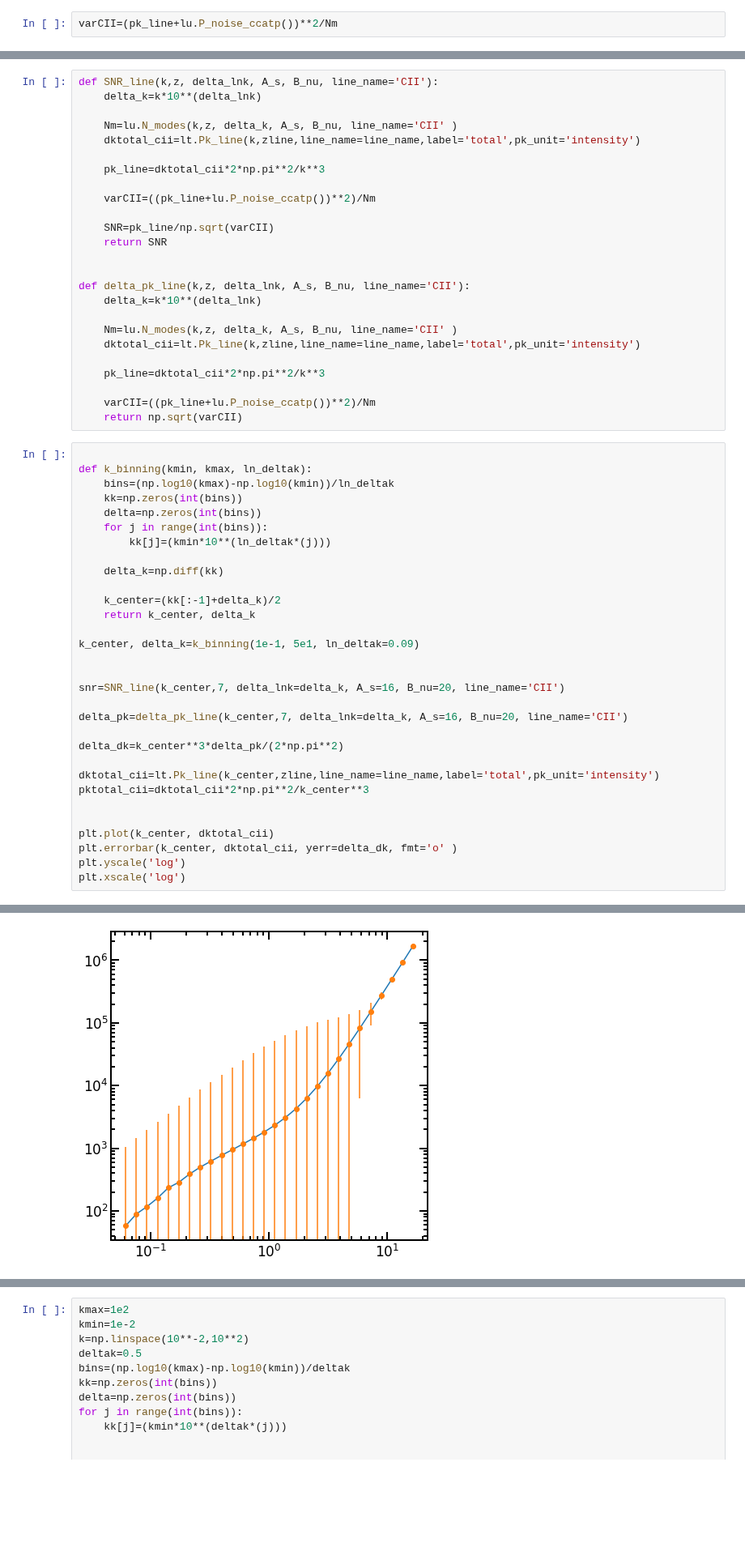
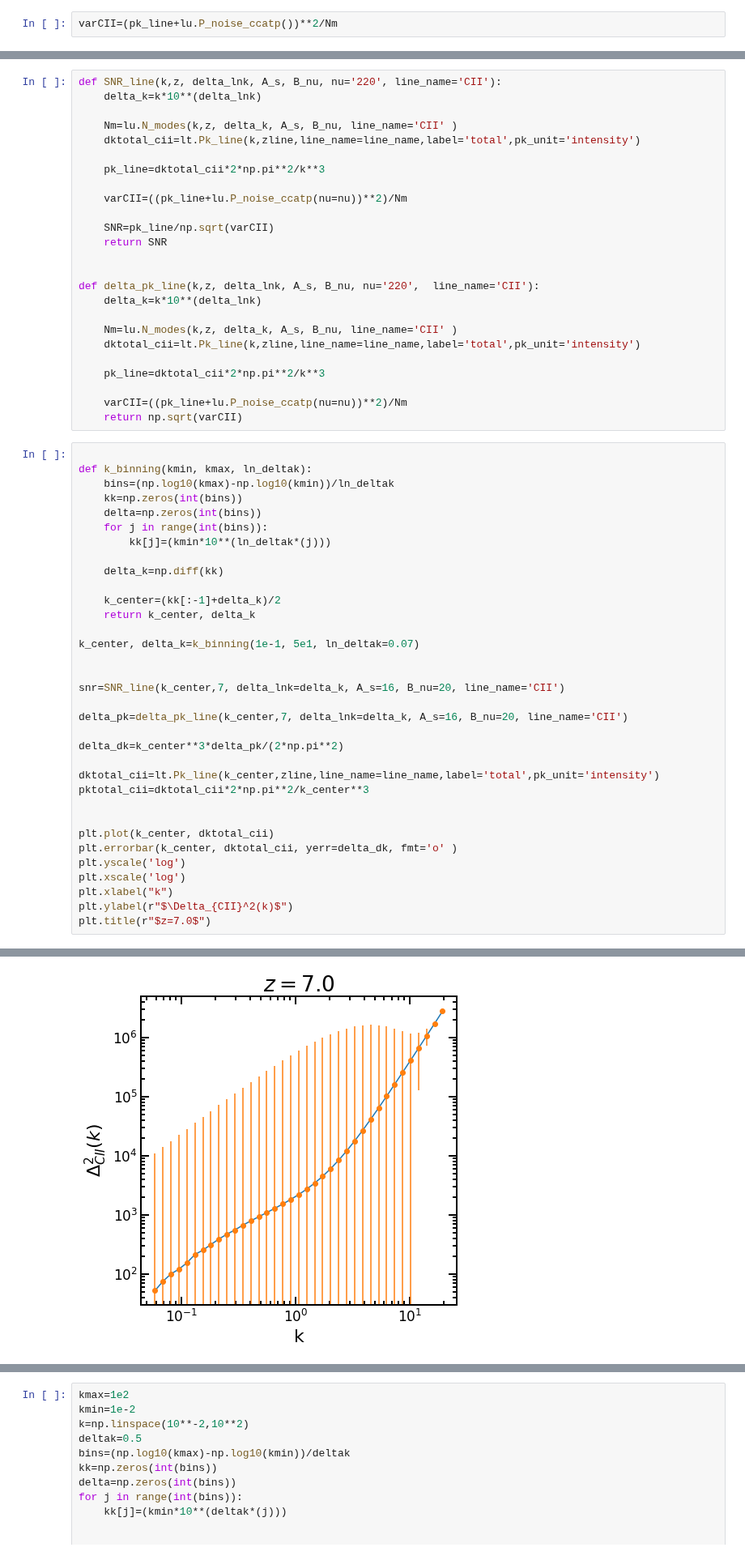
Before and after one commit to Anirbancosmo/Limpy, a Jupyter notebook: notebook/theory.ipynb, the cells around one changed output, grey strips where cells are left out. Shown at 81% size. Saved outputs shown, nothing was run; the diff lists cells and outputs as text; blank space fills up the shorter version.

```diff
--- a/notebook/theory.ipynb
+++ b/notebook/theory.ipynb
@@ -269,5 +277,5 @@ array([0.00134024, 0.00426866, 0.01302254, 0.03669635, 0.08998008,
 # %%
-def SNR_line(k,z, delta_lnk, A_s, B_nu, line_name='CII'):
+def SNR_line(k,z, delta_lnk, A_s, B_nu, nu='220', line_name='CII'):
     delta_k=k*10**(delta_lnk)
 
     Nm=lu.N_modes(k,z, delta_k, A_s, B_nu, line_name='CII' )
@@ -275,13 +283,13 @@ def SNR_line(k,z, delta_lnk, A_s, B_nu, line_name='CII'):
 
     pk_line=dktotal_cii*2*np.pi**2/k**3
 
-    varCII=((pk_line+lu.P_noise_ccatp())**2)/Nm
+    varCII=((pk_line+lu.P_noise_ccatp(nu=nu))**2)/Nm
 
     SNR=pk_line/np.sqrt(varCII)
     return SNR
 
 
-def delta_pk_line(k,z, delta_lnk, A_s, B_nu, line_name='CII'):
+def delta_pk_line(k,z, delta_lnk, A_s, B_nu, nu='220',  line_name='CII'):
     delta_k=k*10**(delta_lnk)
 
     Nm=lu.N_modes(k,z, delta_k, A_s, B_nu, line_name='CII' )
@@ -289,7 +297,7 @@ def delta_pk_line(k,z, delta_lnk, A_s, B_nu, line_name='CII'):
 
     pk_line=dktotal_cii*2*np.pi**2/k**3
 
-    varCII=((pk_line+lu.P_noise_ccatp())**2)/Nm
+    varCII=((pk_line+lu.P_noise_ccatp(nu=nu))**2)/Nm
     return np.sqrt(varCII)
 # %%
 
@@ -305,7 +313,7 @@ def k_binning(kmin, kmax, ln_deltak):
     k_center=(kk[:-1]+delta_k)/2
     return k_center, delta_k
 
-k_center, delta_k=k_binning(1e-1, 5e1, ln_deltak=0.09)
+k_center, delta_k=k_binning(1e-1, 5e1, ln_deltak=0.07)
 
 
 snr=SNR_line(k_center,7, delta_lnk=delta_k, A_s=16, B_nu=20, line_name='CII')
@@ -322,4 +330,7 @@ plt.plot(k_center, dktotal_cii)
 plt.errorbar(k_center, dktotal_cii, yerr=delta_dk, fmt='o' )
 plt.yscale('log')
 plt.xscale('log')
+plt.xlabel("k")
+plt.ylabel(r"$\Delta_{CII}^2(k)$")
+plt.title(r"$z=7.0$")
 # %% [output]
@@ -326,3 +338,3 @@ plt.xscale('log')
-[figure, old version]
+[figure, new version]
 # %%
 plt.loglog(k_center,snr)
```
Also changed, not shown: parts of 14 cells of this notebook, 4 other files.
